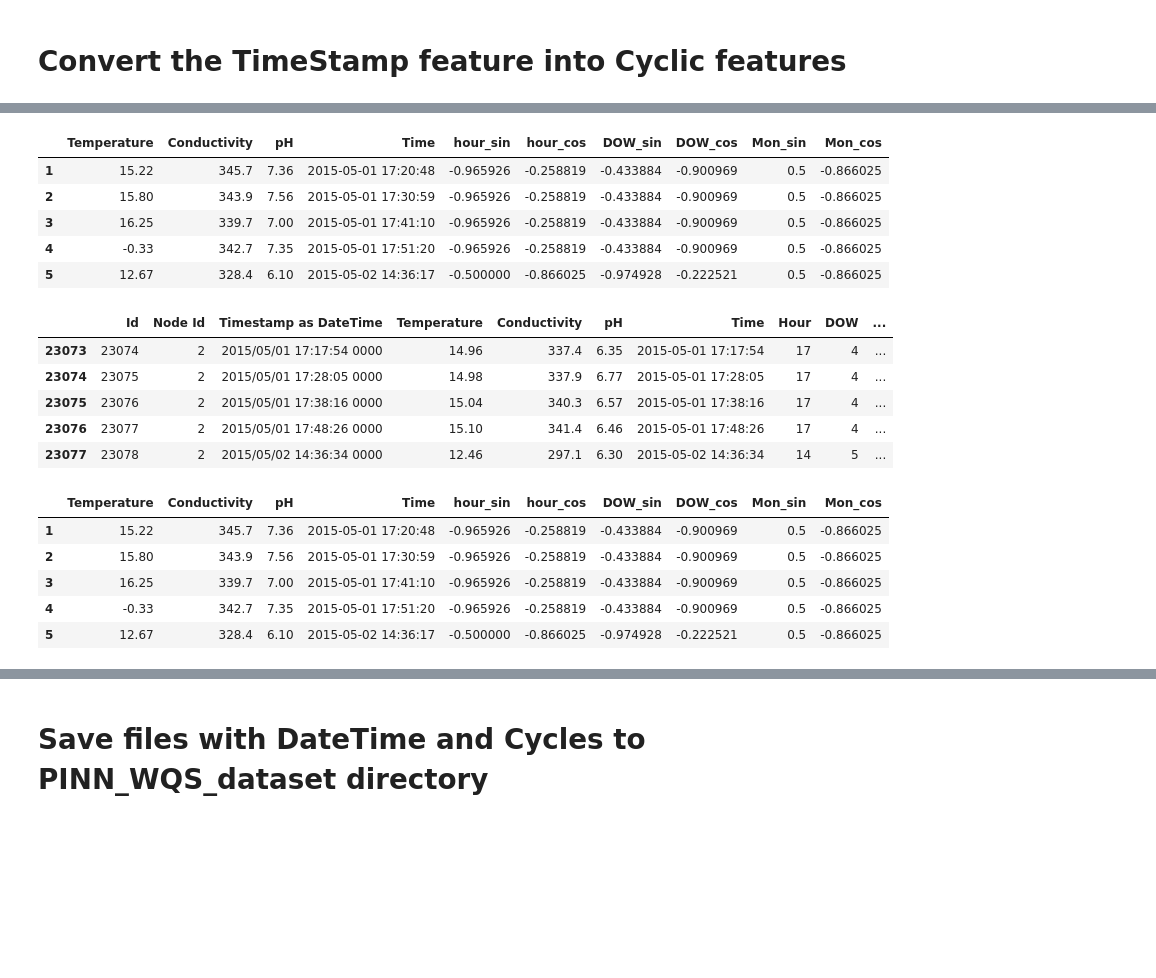
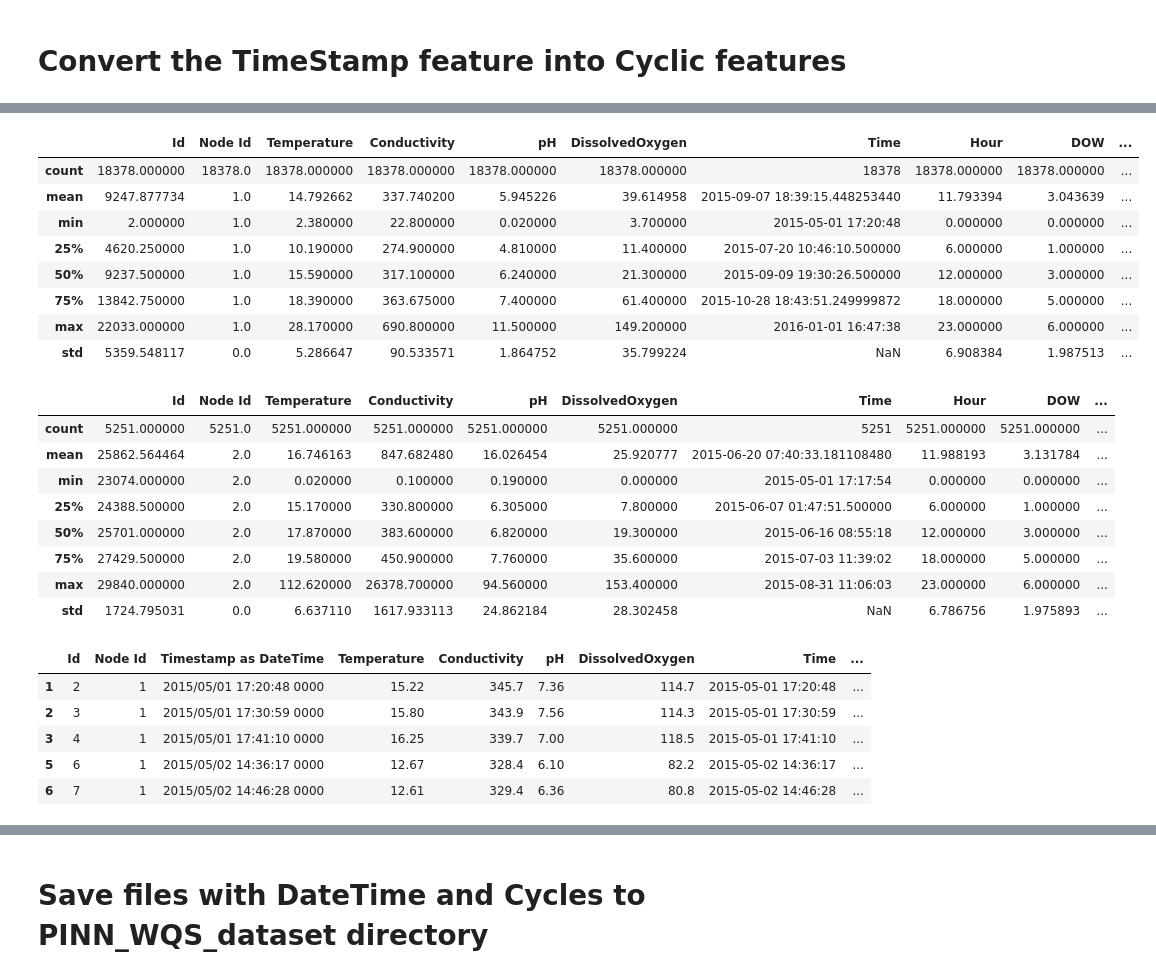
Before and after one commit to Qophy/PBML, a Jupyter notebook: data_cleaning.ipynb, the cells around one changed output, grey strips where cells are left out. Saved outputs shown, nothing was run; the diff lists cells and outputs as text; code cells hidden in the pictures; blank space fills up the shorter version.

```diff
--- a/data_cleaning.ipynb
+++ b/data_cleaning.ipynb
@@ -93,7 +100,8 @@ def drop_nan_rows(list_indices):
 
   return [dataset_cleaned, dataset_cleaned_shape, dataset_shape]
 # %%
-wq_data = drop_nan_rows(nan_row_indices)[0].drop(columns=["DissolvedOxygen", "Timestamp"])
+#wq_data = drop_nan_rows(nan_row_indices)[0].drop(columns=["DissolvedOxygen", "Timestamp"])
+wq_data = drop_nan_rows(nan_row_indices)[0].drop(columns=["Timestamp"])
 print(wq_data.sample(5))
 # %% [output]
           Id  Node Id     Timestamp as DateTime  Temperature  Conductivity  \
@@ -111,0 +120,25 @@ print(wq_data.sample(5))
+# %%
+def print_negative_rows(df, columns=None, verbose=None):
+    """
+    Prints rows that contain negative values.
+
+    Parameters:
+        df (pd.DataFrame): Input dataset
+        columns (list): Columns to check (default: all numeric columns)
+    """
+    if columns is None:
+        columns = df.select_dtypes(include=['number']).columns
+
+    negative_mask = (df[columns] < 0).any(axis=1)
+    negative_rows = df[negative_mask]
+    if verbose:
+      print("Rows containing negative values:")
+      print(negative_rows)
+
+    return negative_rows
+# %%
+columns = ["Temperature",	"Conductivity",	"pH",	"DissolvedOxygen"]
+print_negative_rows(wq_data, columns=columns, verbose=0)
+negative_row_indices = print_negative_rows(wq_data, columns=columns).index.tolist()
+# %%
+wq_data = wq_data.drop(negative_row_indices)
@@ -161,23 +211,29 @@ wq_data_node2["Hour"] = wq_data_node2["Time"].dt.hour
 wq_data_node2["DOW"] = wq_data_node2["Time"].dt.dayofweek
 wq_data_node2["Mon"] = wq_data_node2["Time"].dt.month
 # %%
-wq_data_node1.head()
+wq_data_node1.describe()
 # %% [output]
-|  | Temperature | Conductivity | pH | Time | hour_sin | hour_cos | DOW_sin | DOW_cos | Mon_sin | Mon_cos |
-| 1 | 15.22 | 345.7 | 7.36 | 2015-05-01 17:20:48 | -0.965926 | -0.258819 | -0.433884 | -0.900969 | 0.5 | -0.866025 |
-| 2 | 15.80 | 343.9 | 7.56 | 2015-05-01 17:30:59 | -0.965926 | -0.258819 | -0.433884 | -0.900969 | 0.5 | -0.866025 |
-| 3 | 16.25 | 339.7 | 7.00 | 2015-05-01 17:41:10 | -0.965926 | -0.258819 | -0.433884 | -0.900969 | 0.5 | -0.866025 |
-| 4 | -0.33 | 342.7 | 7.35 | 2015-05-01 17:51:20 | -0.965926 | -0.258819 | -0.433884 | -0.900969 | 0.5 | -0.866025 |
-| 5 | 12.67 | 328.4 | 6.10 | 2015-05-02 14:36:17 | -0.500000 | -0.866025 | -0.974928 | -0.222521 | 0.5 | -0.866025 |
+|  | Id | Node Id | Temperature | Conductivity | pH | DissolvedOxygen | Time | Hour | DOW | ... |
+| count | 18378.000000 | 18378.0 | 18378.000000 | 18378.000000 | 18378.000000 | 18378.000000 | 18378 | 18378.000000 | 18378.000000 | ... |
+| mean | 9247.877734 | 1.0 | 14.792662 | 337.740200 | 5.945226 | 39.614958 | 2015-09-07 18:39:15.448253440 | 11.793394 | 3.043639 | ... |
+| min | 2.000000 | 1.0 | 2.380000 | 22.800000 | 0.020000 | 3.700000 | 2015-05-01 17:20:48 | 0.000000 | 0.000000 | ... |
+| 25% | 4620.250000 | 1.0 | 10.190000 | 274.900000 | 4.810000 | 11.400000 | 2015-07-20 10:46:10.500000 | 6.000000 | 1.000000 | ... |
+| 50% | 9237.500000 | 1.0 | 15.590000 | 317.100000 | 6.240000 | 21.300000 | 2015-09-09 19:30:26.500000 | 12.000000 | 3.000000 | ... |
+| 75% | 13842.750000 | 1.0 | 18.390000 | 363.675000 | 7.400000 | 61.400000 | 2015-10-28 18:43:51.249999872 | 18.000000 | 5.000000 | ... |
+| max | 22033.000000 | 1.0 | 28.170000 | 690.800000 | 11.500000 | 149.200000 | 2016-01-01 16:47:38 | 23.000000 | 6.000000 | ... |
+| std | 5359.548117 | 0.0 | 5.286647 | 90.533571 | 1.864752 | 35.799224 | NaN | 6.908384 | 1.987513 | ... |
 # %%
-wq_data_node2.head()
+wq_data_node2.describe()
 # %% [output]
-|  | Id | Node Id | Timestamp as DateTime | Temperature | Conductivity | pH | Time | Hour | DOW | ... |
-| 23073 | 23074 | 2 | 2015/05/01 17:17:54 0000 | 14.96 | 337.4 | 6.35 | 2015-05-01 17:17:54 | 17 | 4 | ... |
-| 23074 | 23075 | 2 | 2015/05/01 17:28:05 0000 | 14.98 | 337.9 | 6.77 | 2015-05-01 17:28:05 | 17 | 4 | ... |
-| 23075 | 23076 | 2 | 2015/05/01 17:38:16 0000 | 15.04 | 340.3 | 6.57 | 2015-05-01 17:38:16 | 17 | 4 | ... |
-| 23076 | 23077 | 2 | 2015/05/01 17:48:26 0000 | 15.10 | 341.4 | 6.46 | 2015-05-01 17:48:26 | 17 | 4 | ... |
-| 23077 | 23078 | 2 | 2015/05/02 14:36:34 0000 | 12.46 | 297.1 | 6.30 | 2015-05-02 14:36:34 | 14 | 5 | ... |
+|  | Id | Node Id | Temperature | Conductivity | pH | DissolvedOxygen | Time | Hour | DOW | ... |
+| count | 5251.000000 | 5251.0 | 5251.000000 | 5251.000000 | 5251.000000 | 5251.000000 | 5251 | 5251.000000 | 5251.000000 | ... |
+| mean | 25862.564464 | 2.0 | 16.746163 | 847.682480 | 16.026454 | 25.920777 | 2015-06-20 07:40:33.181108480 | 11.988193 | 3.131784 | ... |
+| min | 23074.000000 | 2.0 | 0.020000 | 0.100000 | 0.190000 | 0.000000 | 2015-05-01 17:17:54 | 0.000000 | 0.000000 | ... |
+| 25% | 24388.500000 | 2.0 | 15.170000 | 330.800000 | 6.305000 | 7.800000 | 2015-06-07 01:47:51.500000 | 6.000000 | 1.000000 | ... |
+| 50% | 25701.000000 | 2.0 | 17.870000 | 383.600000 | 6.820000 | 19.300000 | 2015-06-16 08:55:18 | 12.000000 | 3.000000 | ... |
+| 75% | 27429.500000 | 2.0 | 19.580000 | 450.900000 | 7.760000 | 35.600000 | 2015-07-03 11:39:02 | 18.000000 | 5.000000 | ... |
+| max | 29840.000000 | 2.0 | 112.620000 | 26378.700000 | 94.560000 | 153.400000 | 2015-08-31 11:06:03 | 23.000000 | 6.000000 | ... |
+| std | 1724.795031 | 0.0 | 6.637110 | 1617.933113 | 24.862184 | 28.302458 | NaN | 6.786756 | 1.975893 | ... |
 # %%
 wq_data_node1["hour_sin"] =  np.sin(2 * np.pi * wq_data_node1['Hour'] / 24)
 wq_data_node1["hour_cos"] =  np.cos(2 * np.pi * wq_data_node1['Hour'] / 24)
@@ -199,12 +255,12 @@ wq_data_node2["Mon_cos"] =  np.cos(2 * np.pi * wq_data_node2['Mon'] / 12)
 # %%
 wq_data_node1.head(5)
 # %% [output]
-|  | Temperature | Conductivity | pH | Time | hour_sin | hour_cos | DOW_sin | DOW_cos | Mon_sin | Mon_cos |
-| 1 | 15.22 | 345.7 | 7.36 | 2015-05-01 17:20:48 | -0.965926 | -0.258819 | -0.433884 | -0.900969 | 0.5 | -0.866025 |
-| 2 | 15.80 | 343.9 | 7.56 | 2015-05-01 17:30:59 | -0.965926 | -0.258819 | -0.433884 | -0.900969 | 0.5 | -0.866025 |
-| 3 | 16.25 | 339.7 | 7.00 | 2015-05-01 17:41:10 | -0.965926 | -0.258819 | -0.433884 | -0.900969 | 0.5 | -0.866025 |
-| 4 | -0.33 | 342.7 | 7.35 | 2015-05-01 17:51:20 | -0.965926 | -0.258819 | -0.433884 | -0.900969 | 0.5 | -0.866025 |
-| 5 | 12.67 | 328.4 | 6.10 | 2015-05-02 14:36:17 | -0.500000 | -0.866025 | -0.974928 | -0.222521 | 0.5 | -0.866025 |
+|  | Id | Node Id | Timestamp as DateTime | Temperature | Conductivity | pH | DissolvedOxygen | Time | ... |
+| 1 | 2 | 1 | 2015/05/01 17:20:48 0000 | 15.22 | 345.7 | 7.36 | 114.7 | 2015-05-01 17:20:48 | ... |
+| 2 | 3 | 1 | 2015/05/01 17:30:59 0000 | 15.80 | 343.9 | 7.56 | 114.3 | 2015-05-01 17:30:59 | ... |
+| 3 | 4 | 1 | 2015/05/01 17:41:10 0000 | 16.25 | 339.7 | 7.00 | 118.5 | 2015-05-01 17:41:10 | ... |
+| 5 | 6 | 1 | 2015/05/02 14:36:17 0000 | 12.67 | 328.4 | 6.10 | 82.2 | 2015-05-02 14:36:17 | ... |
+| 6 | 7 | 1 | 2015/05/02 14:46:28 0000 | 12.61 | 329.4 | 6.36 | 80.8 | 2015-05-02 14:46:28 | ... |
 # %%
 wq_data_node2.head(5)
 # %% [output]
```
Also changed, not shown: parts of 19 cells of this notebook.
